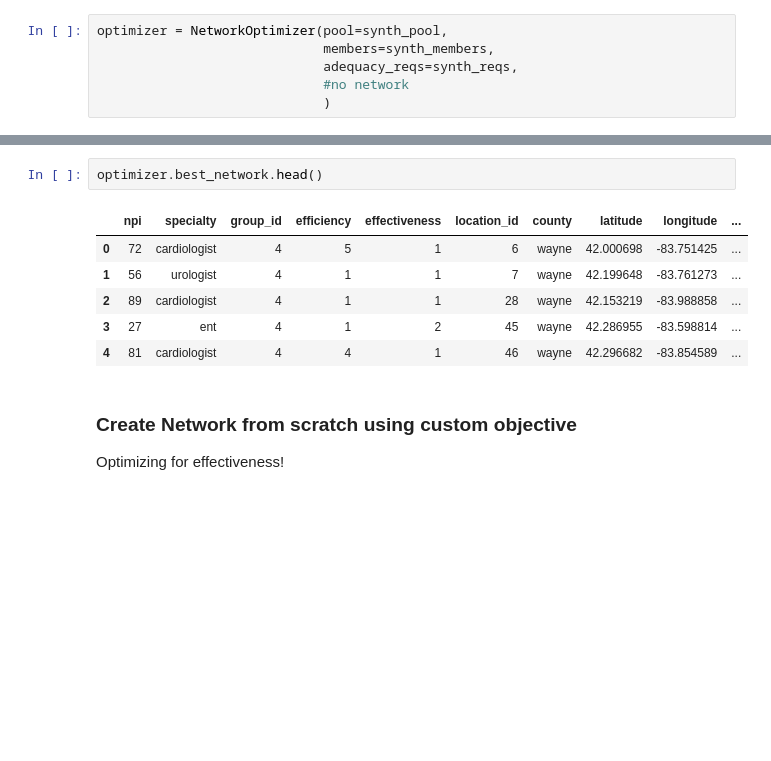
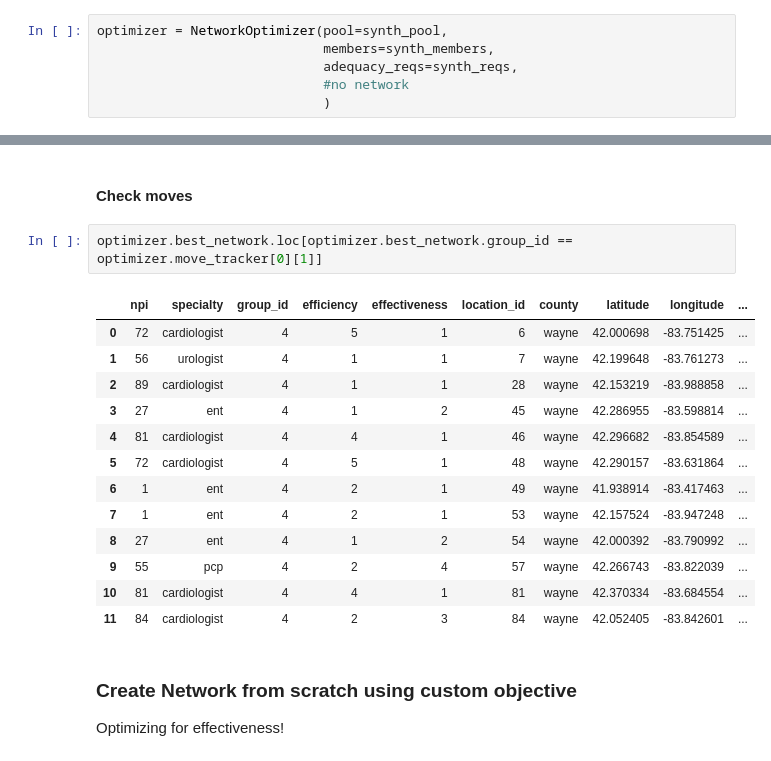
Before and after one commit to andrewdoto13/network_optimization, a Jupyter notebook: src/test_optimizer.ipynb, the cells around one changed output, grey strips where cells are left out. Saved outputs shown, nothing was run; the diff lists cells and outputs as text; blank space fills up the shorter version.

```diff
--- a/src/test_optimizer.ipynb
+++ b/src/test_optimizer.ipynb
@@ -106,12 +100,21 @@ array([0.     , 0.25128, 0.4768 , 0.65592, 0.74724, 0.80772, 0.87188,
-# %%
-optimizer.best_network.head()
-# %% [output]
-|  | npi | specialty | group_id | efficiency | effectiveness | location_id | county | latitude | longitude | ... |
-| 0 | 72 | cardiologist | 4 | 5 | 1 | 6 | wayne | 42.000698 | -83.751425 | ... |
-| 1 | 56 | urologist | 4 | 1 | 1 | 7 | wayne | 42.199648 | -83.761273 | ... |
-| 2 | 89 | cardiologist | 4 | 1 | 1 | 28 | wayne | 42.153219 | -83.988858 | ... |
-| 3 | 27 | ent | 4 | 1 | 2 | 45 | wayne | 42.286955 | -83.598814 | ... |
-| 4 | 81 | cardiologist | 4 | 4 | 1 | 46 | wayne | 42.296682 | -83.854589 | ... |
+# %% [markdown]
+#### Check moves
+# %%
+optimizer.best_network.loc[optimizer.best_network.group_id == optimizer.move_tracker[0][1]]
+# %% [output]
+|  | npi | specialty | group_id | efficiency | effectiveness | location_id | county | latitude | longitude | ... |
+| 0 | 72 | cardiologist | 4 | 5 | 1 | 6 | wayne | 42.000698 | -83.751425 | ... |
+| 1 | 56 | urologist | 4 | 1 | 1 | 7 | wayne | 42.199648 | -83.761273 | ... |
+| 2 | 89 | cardiologist | 4 | 1 | 1 | 28 | wayne | 42.153219 | -83.988858 | ... |
+| 3 | 27 | ent | 4 | 1 | 2 | 45 | wayne | 42.286955 | -83.598814 | ... |
+| 4 | 81 | cardiologist | 4 | 4 | 1 | 46 | wayne | 42.296682 | -83.854589 | ... |
+| 5 | 72 | cardiologist | 4 | 5 | 1 | 48 | wayne | 42.290157 | -83.631864 | ... |
+| 6 | 1 | ent | 4 | 2 | 1 | 49 | wayne | 41.938914 | -83.417463 | ... |
+| 7 | 1 | ent | 4 | 2 | 1 | 53 | wayne | 42.157524 | -83.947248 | ... |
+| 8 | 27 | ent | 4 | 1 | 2 | 54 | wayne | 42.000392 | -83.790992 | ... |
+| 9 | 55 | pcp | 4 | 2 | 4 | 57 | wayne | 42.266743 | -83.822039 | ... |
+| 10 | 81 | cardiologist | 4 | 4 | 1 | 81 | wayne | 42.370334 | -83.684554 | ... |
+| 11 | 84 | cardiologist | 4 | 2 | 3 | 84 | wayne | 42.052405 | -83.842601 | ... |
 # %% [markdown]
 ### Create Network from scratch using custom objective
 Optimizing for effectiveness!
```
Also changed, not shown: parts of 6 cells of this notebook.
